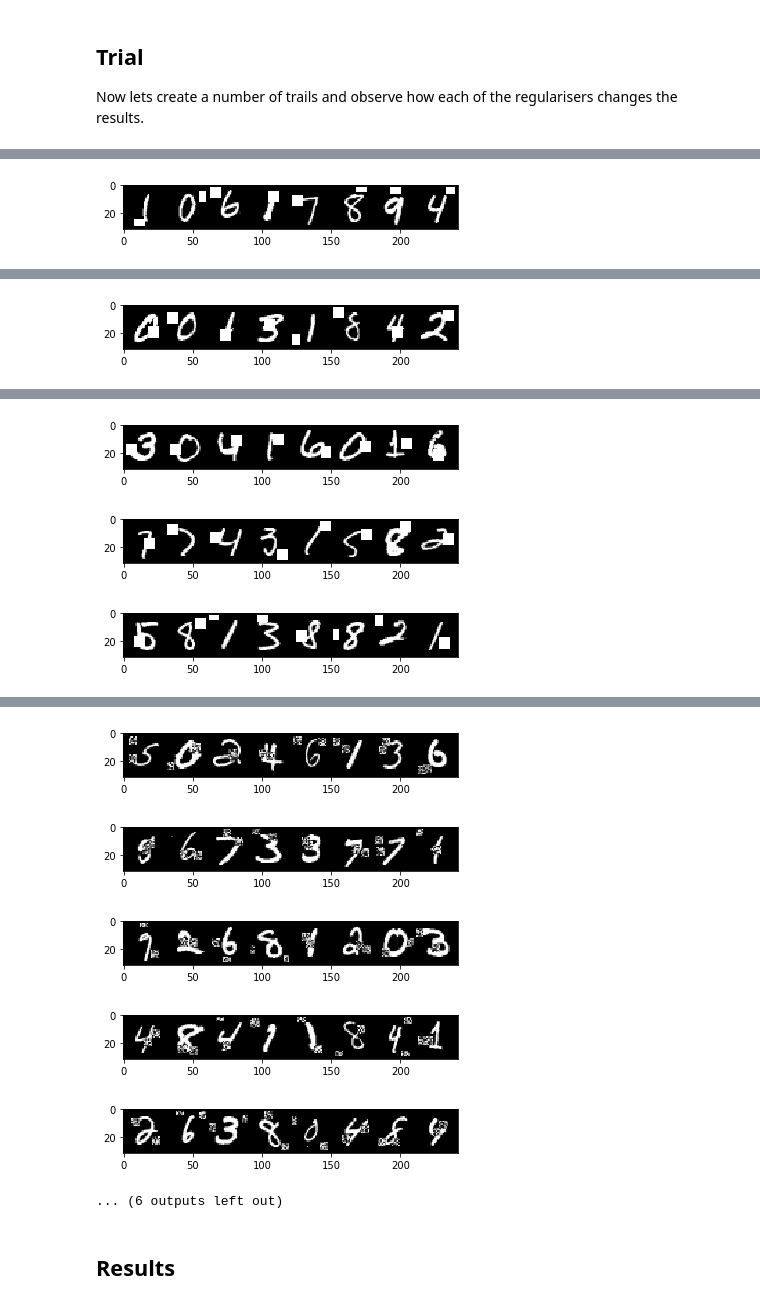
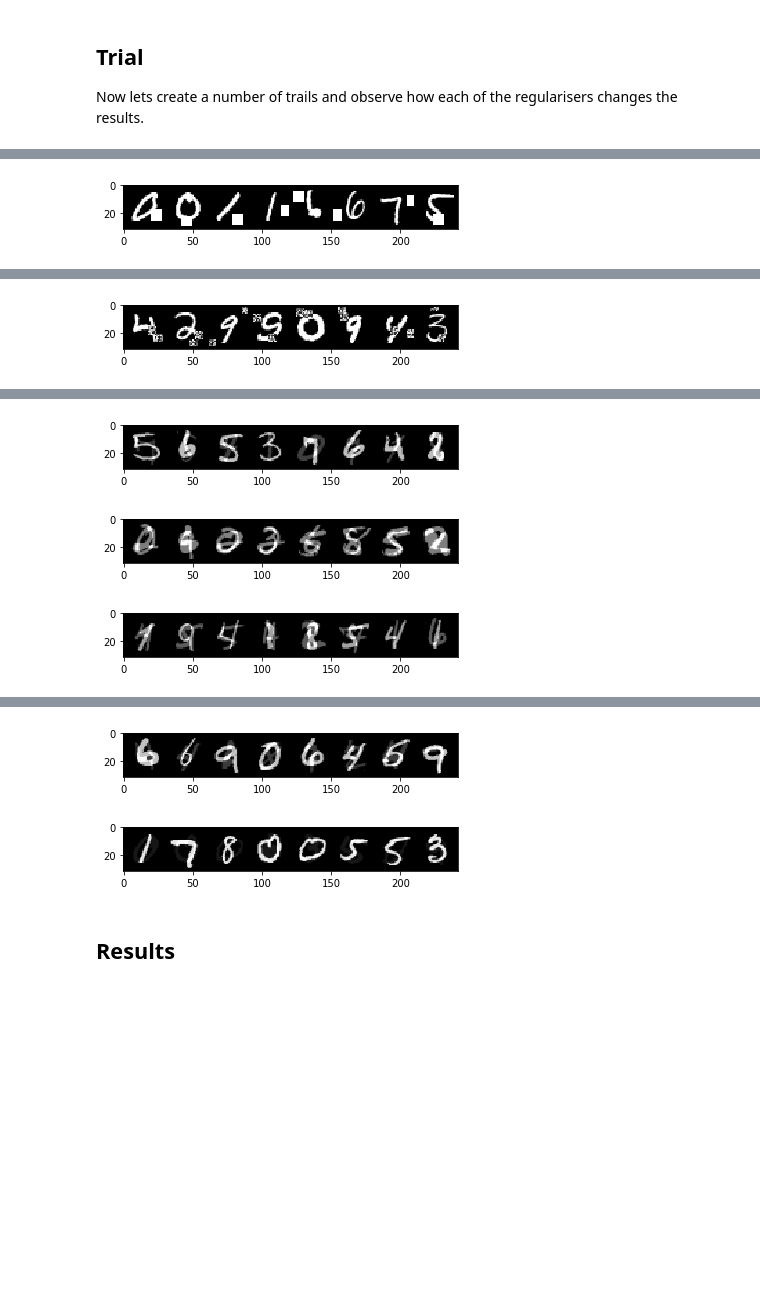
Before and after one commit to pytorchbearer/torchbearer, a Jupyter notebook: docs/_static/notebooks/regularisers.ipynb, the cells around one changed output, grey strips where cells are left out. Cells and saved outputs as stored; diff of their text form; code cells hidden in the pictures; blank space fills up the shorter version.

```diff
--- a/docs/_static/notebooks/regularisers.ipynb
+++ b/docs/_static/notebooks/regularisers.ipynb
@@ -86,10 +86,11 @@ torchbearer has the following built-in reguliarisers:
 
 Here we create the callbacks for each of these in turn.
 # %%
-from torchbearer.callbacks import Cutout, RandomErase
+from torchbearer.callbacks import Cutout, RandomErase, Mixup
 
 cutout = Cutout(n_holes=1, length=8, constant=1)
 random_erase = RandomErase(n_holes=2, length=6)
+mixup = Mixup()
 # %% [markdown]
 ## Visualising
 
@@ -116,25 +117,25 @@ model = SimpleModel()
 optimizer = optim.Adam(filter(lambda p: p.requires_grad, model.parameters()), lr=0.001)
 
 callbacks = [cutout, make_grid]
-trial = Trial(model, optimizer, loss, metrics=['acc', 'loss'], callbacks=callbacks).to(device)
-trial.with_generators(train_generator=traingen, val_generator=valgen, test_generator=testgen)
-history_cutout = trial.run(epochs=5, verbose=1)
+trial_co = Trial(model, optimizer, loss, metrics=['acc', 'loss'], callbacks=callbacks).to(device)
+trial_co.with_generators(train_generator=traingen, val_generator=valgen, test_generator=testgen)
+history_cutout = trial_co.run(epochs=1, verbose=1)
 
 model = SimpleModel()
 optimizer = optim.Adam(filter(lambda p: p.requires_grad, model.parameters()), lr=0.001)
 
 callbacks = [random_erase, make_grid]
-trial = Trial(model, optimizer, loss, metrics=['acc', 'loss'], callbacks=callbacks).to(device)
-trial.with_generators(train_generator=traingen, val_generator=valgen, test_generator=testgen)
-history_erase = trial.run(epochs=5, verbose=1)
+trial_re = Trial(model, optimizer, loss, metrics=['acc', 'loss'], callbacks=callbacks).to(device)
+trial_re.with_generators(train_generator=traingen, val_generator=valgen, test_generator=testgen)
+history_erase = trial_re.run(epochs=1, verbose=1)
 
 model = SimpleModel()
 optimizer = optim.Adam(filter(lambda p: p.requires_grad, model.parameters()), lr=0.001)
 
-callbacks = [random_erase, cutout, make_grid]
-trial = Trial(model, optimizer, loss, metrics=['acc', 'loss'], callbacks=callbacks).to(device)
-trial.with_generators(train_generator=traingen, val_generator=valgen, test_generator=testgen)
-history_both = trial.run(epochs=5, verbose=1)
+callbacks = [mixup, make_grid]
+trial_mu = Trial(model, optimizer, Mixup.loss, metrics=['loss'], callbacks=callbacks).to(device)
+trial_mu.with_generators(train_generator=traingen, val_generator=valgen, test_generator=testgen)
+history_mu = trial_mu.run(epochs=5, verbose=1)
 # %% [output]
 [interactive output not drawn]
-[figure, old version]
+[figure, new version]
@@ -141 +143 @@ history_both = trial.run(epochs=5, verbose=1)
-[figure, old version]
+[figure, new version]
@@ -142,3 +145,3 @@ history_both = trial.run(epochs=5, verbose=1)
-[figure, old version]
+[figure, new version]
-[figure, old version]
+[figure, new version]
-[figure, old version]
+[figure, new version]
@@ -146,9 +148,5 @@ history_both = trial.run(epochs=5, verbose=1)
-[figure, old version]
+[figure, new version]
-[figure, old version]
+[figure, new version]
-[figure, removed]
-[figure, removed]
-[figure, removed]
-... (6 outputs left out)
 # %% [markdown]
 ## Results
 # %%
```
Also changed, not shown: parts of 2 cells of this notebook, 5 other files.
